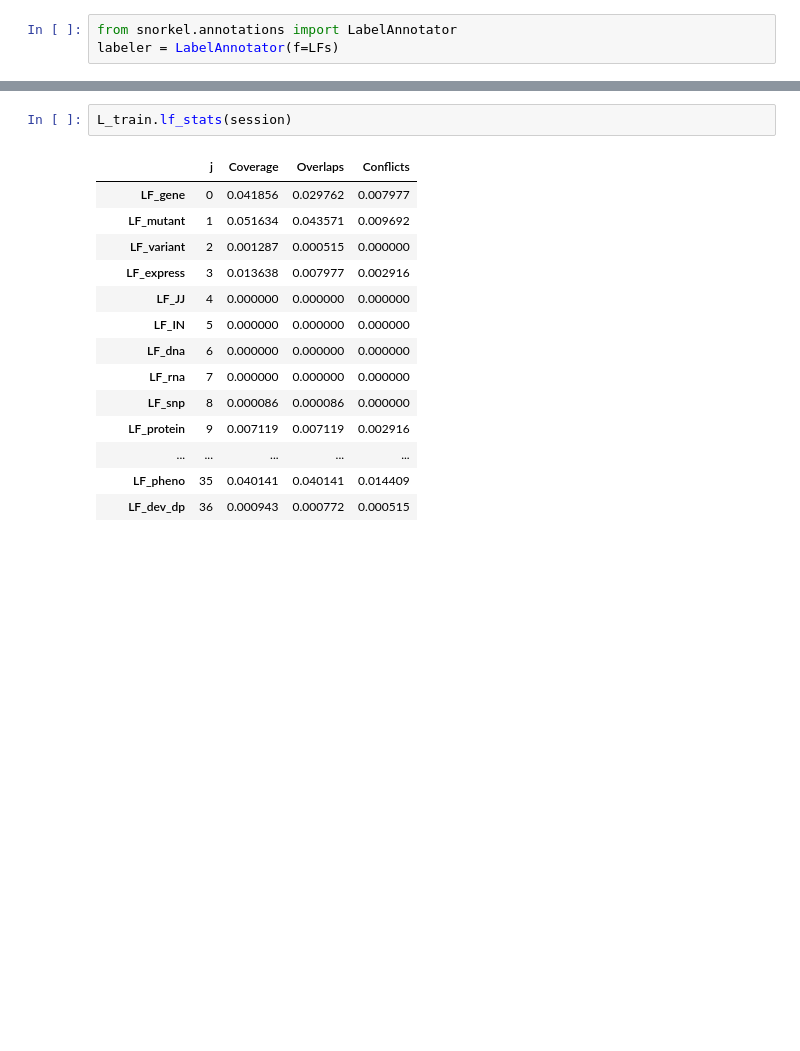
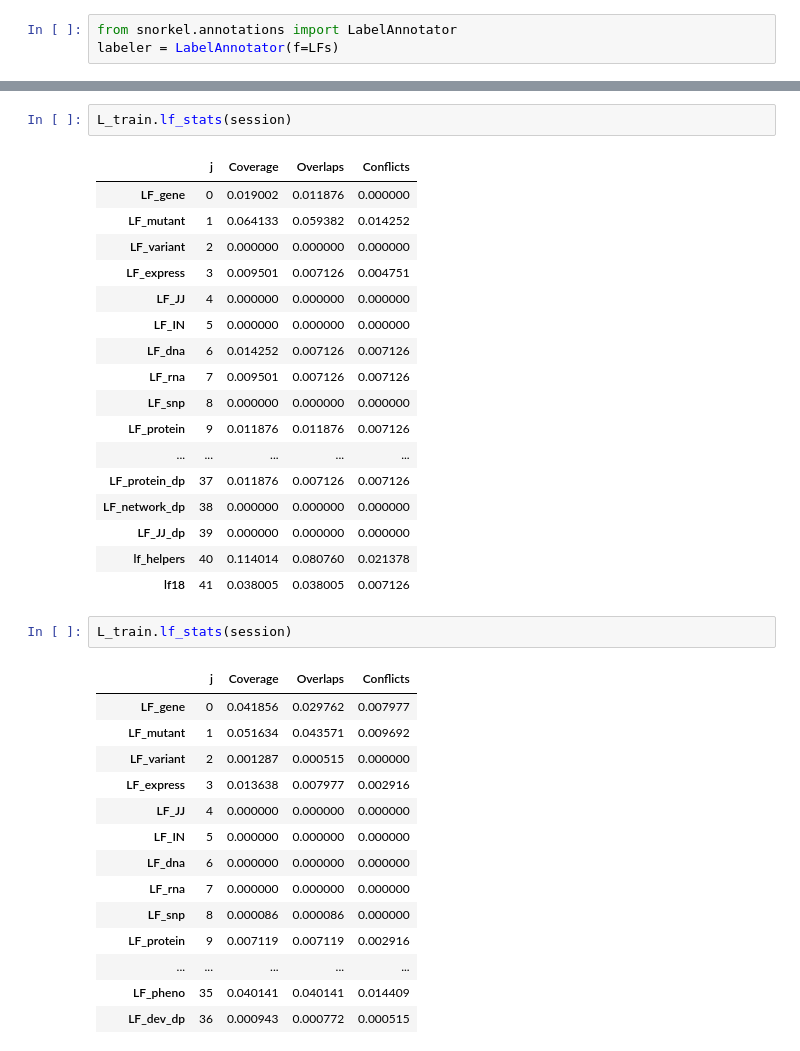
Before and after one commit to lmkostas/CS341_Arabidopsis, a Jupyter notebook: LabelingFunctions.ipynb, the cells around one changed output, grey strips where cells are left out. Cells and saved outputs as stored; diff of their text form; blank space fills up the shorter version.

```diff
--- a/LabelingFunctions.ipynb
+++ b/LabelingFunctions.ipynb
@@ -339,3 +359,23 @@ Running UDF...
+# %%
+L_train.lf_stats(session)
+# %% [output]
+|  | j | Coverage | Overlaps | Conflicts |
+| LF_gene | 0 | 0.019002 | 0.011876 | 0.000000 |
+| LF_mutant | 1 | 0.064133 | 0.059382 | 0.014252 |
+| LF_variant | 2 | 0.000000 | 0.000000 | 0.000000 |
+| LF_express | 3 | 0.009501 | 0.007126 | 0.004751 |
+| LF_JJ | 4 | 0.000000 | 0.000000 | 0.000000 |
+| LF_IN | 5 | 0.000000 | 0.000000 | 0.000000 |
+| LF_dna | 6 | 0.014252 | 0.007126 | 0.007126 |
+| LF_rna | 7 | 0.009501 | 0.007126 | 0.007126 |
+| LF_snp | 8 | 0.000000 | 0.000000 | 0.000000 |
+| LF_protein | 9 | 0.011876 | 0.011876 | 0.007126 |
+| ... | ... | ... | ... | ... |
+| LF_protein_dp | 37 | 0.011876 | 0.007126 | 0.007126 |
+| LF_network_dp | 38 | 0.000000 | 0.000000 | 0.000000 |
+| LF_JJ_dp | 39 | 0.000000 | 0.000000 | 0.000000 |
+| lf_helpers | 40 | 0.114014 | 0.080760 | 0.021378 |
+| lf18 | 41 | 0.038005 | 0.038005 | 0.007126 |
 # %%
 L_train.lf_stats(session)
 # %% [output]
```
Also changed, not shown: parts of 4 cells of this notebook.
